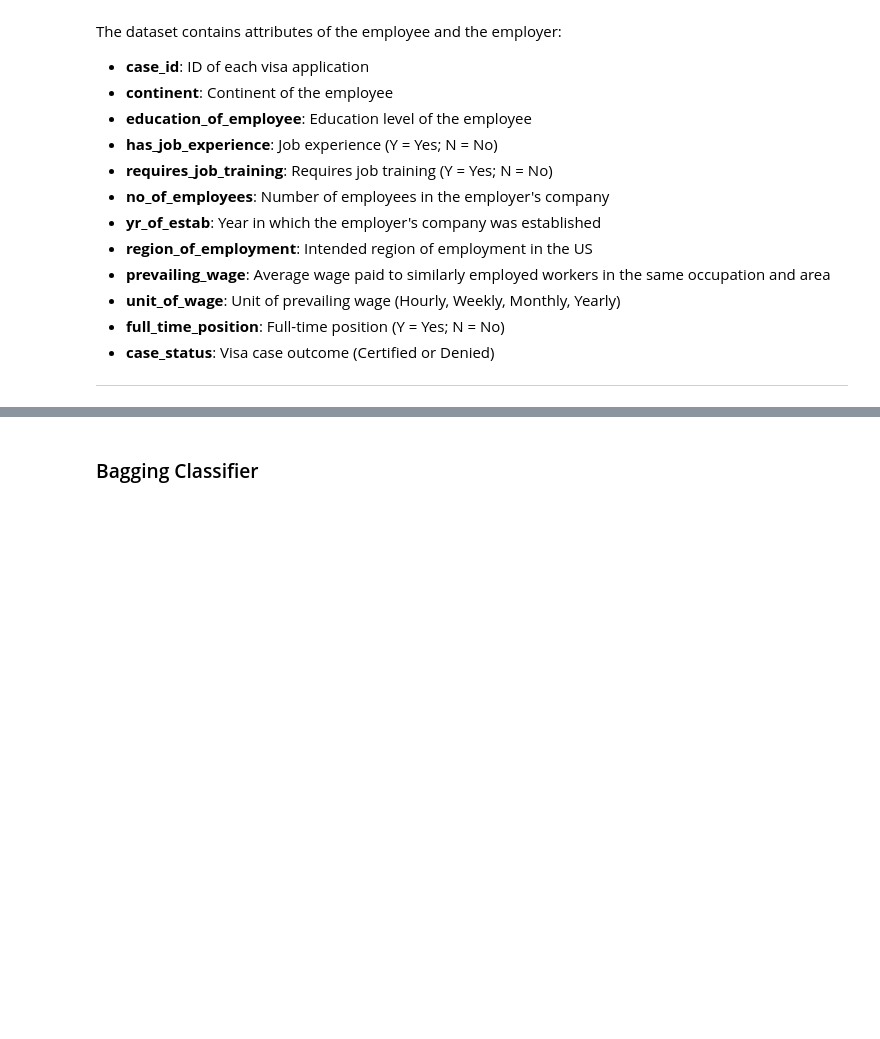
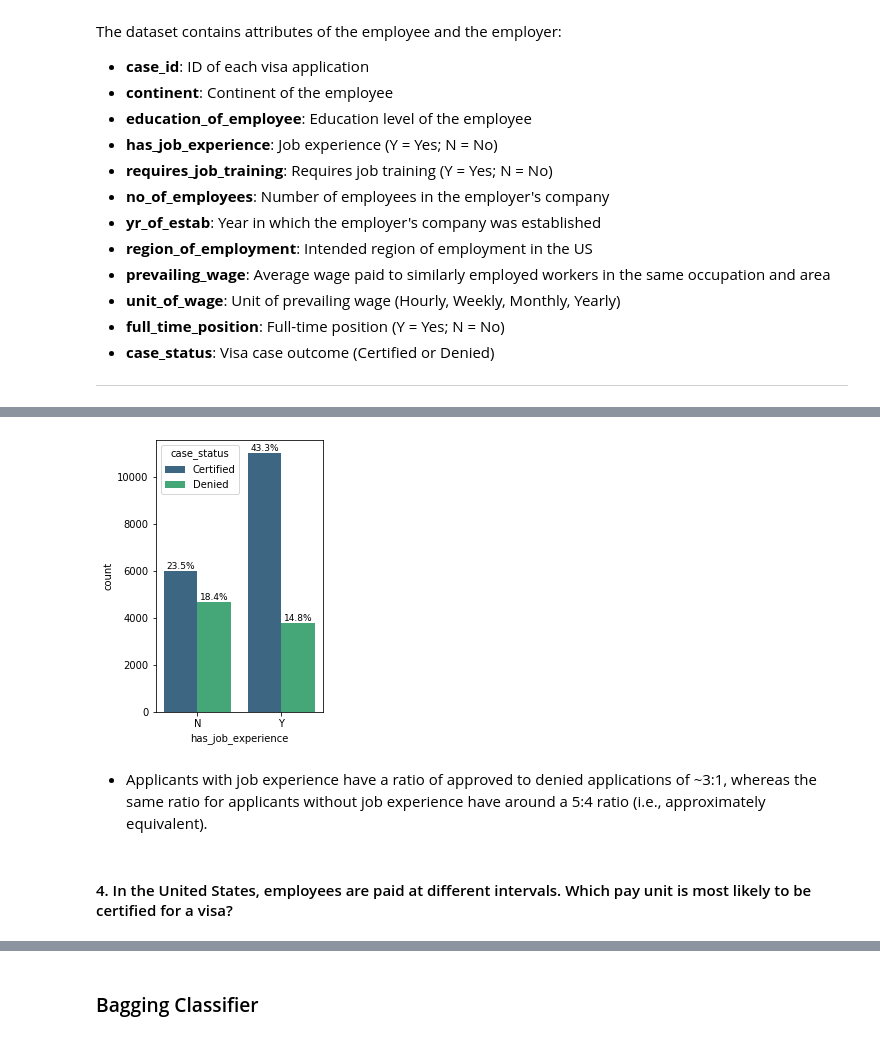
Before and after one commit to Smitraj007/ProjectEasyVisa, a Jupyter notebook: SmitrajRaut_EasyVisa.ipynb, the cells around one changed output, grey strips where cells are left out. Drawn from its saved outputs; the diff is of its cells as text; code cells hidden in the pictures; blank space fills up the shorter version.

```diff
--- a/SmitrajRaut_EasyVisa.ipynb
+++ b/SmitrajRaut_EasyVisa.ipynb
@@ -734,0 +380,9 @@ The model can make wrong predictions as:
+# %%
+#create a plot of the data above, but additionally with the percent of each group within the total number of cases
+labeled_barplot(df,'has_job_experience','case_status', order=None, perc=True)
+# %% [output]
+[figure, added]
+# %% [markdown]
+* Applicants with job experience have a ratio of approved to denied applications of ~3:1, whereas the same ratio for applicants without job experience have around a 5:4 ratio (i.e., approximately equivalent).
+# %% [markdown]
+#### 4. In the United States, employees are paid at different intervals. Which pay unit is most likely to be certified for a visa?
```
Also changed, not shown: parts of 338 cells of this notebook, 1 other file.
